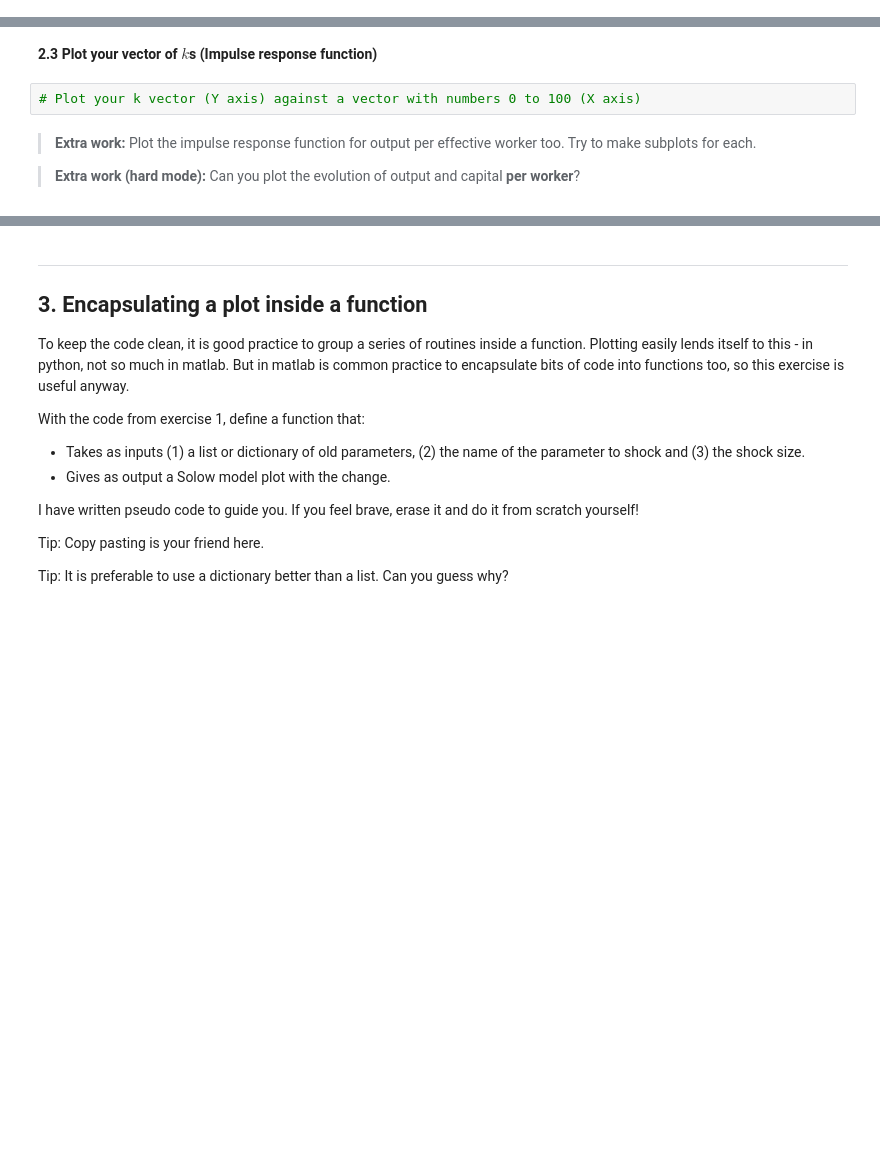
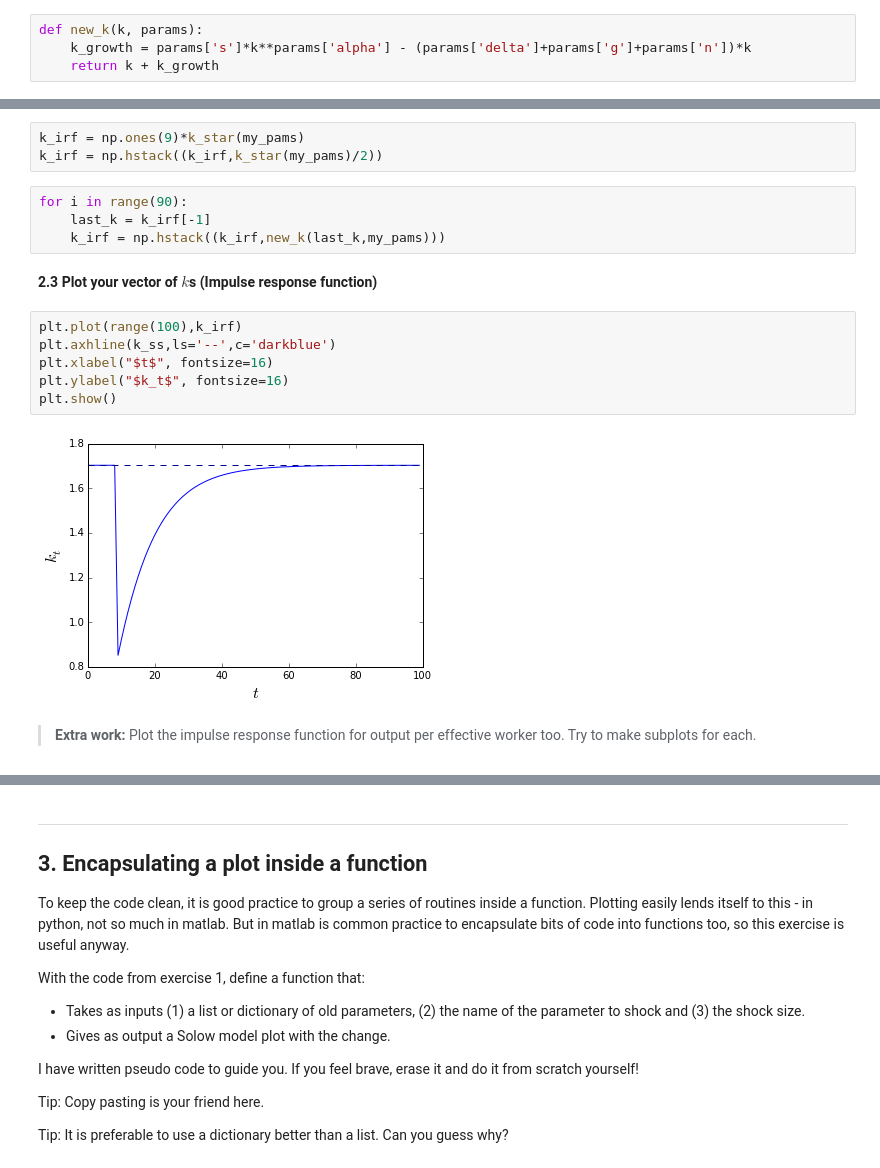
Before and after one commit to crisla/code-club, a Jupyter notebook: s1/Solow Model Example - Solution.ipynb, the cells around one changed output, grey strips where cells are left out. Drawn from its saved outputs; the diff is of its cells as text; blank space fills up the shorter version.

Commit message:
Updated solution
All solved, including extras!

```diff
--- a/s1/Solow Model Example - Solution.ipynb
+++ b/s1/Solow Model Example - Solution.ipynb
@@ -143,3 +171,7 @@ For this you'll need:
+# %%
+def new_k(k, params):
+    k_growth = params['s']*k**params['alpha'] - (params['delta']+params['g']+params['n'])*k
+    return k + k_growth
 # %% [markdown]
 **2.2 Create vector with the value of $k_t$ at all 100 points**
 
@@ -151,8 +179,19 @@ Remember: the first 10 should be all equal to $k^*$
+# %%
+k_irf = np.ones(9)*k_star(my_pams)
+k_irf = np.hstack((k_irf,k_star(my_pams)/2))
+# %%
+for i in range(90):
+    last_k = k_irf[-1]
+    k_irf = np.hstack((k_irf,new_k(last_k,my_pams)))
 # %% [markdown]
 **2.3 Plot your vector of $k$s (Impulse response function)**
-# %%
-# Plot your k vector (Y axis) against a vector with numbers 0 to 100 (X axis)
+# %%
+plt.plot(range(100),k_irf)
+plt.axhline(k_ss,ls='--',c='darkblue')
+plt.xlabel("$t$", fontsize=16)
+plt.ylabel("$k_t$", fontsize=16)
+plt.show()
+# %% [output]
+[figure, added]
 # %% [markdown]
 > **Extra work:** Plot the impulse response function for output per effective worker too. Try to make subplots for each.
-
-> **Extra work (hard mode):** Can you plot the evolution of output and capital **per worker**?
```
Also changed, not shown: parts of 19 cells of this notebook.
